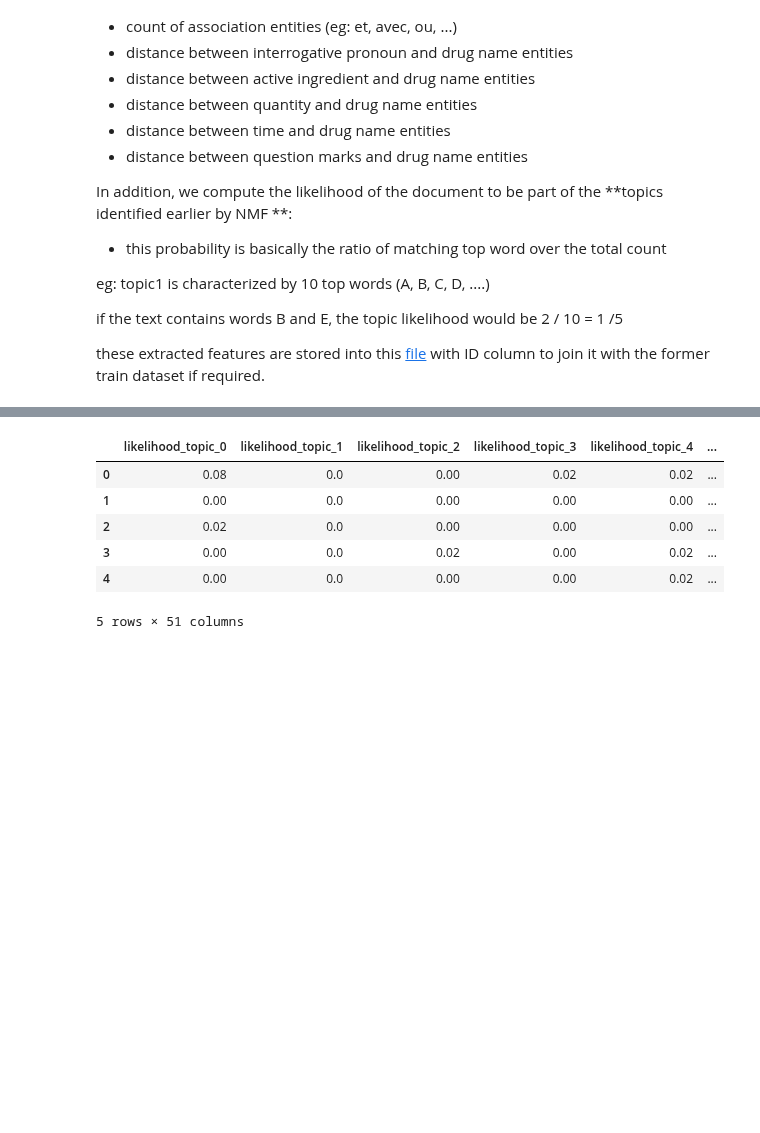
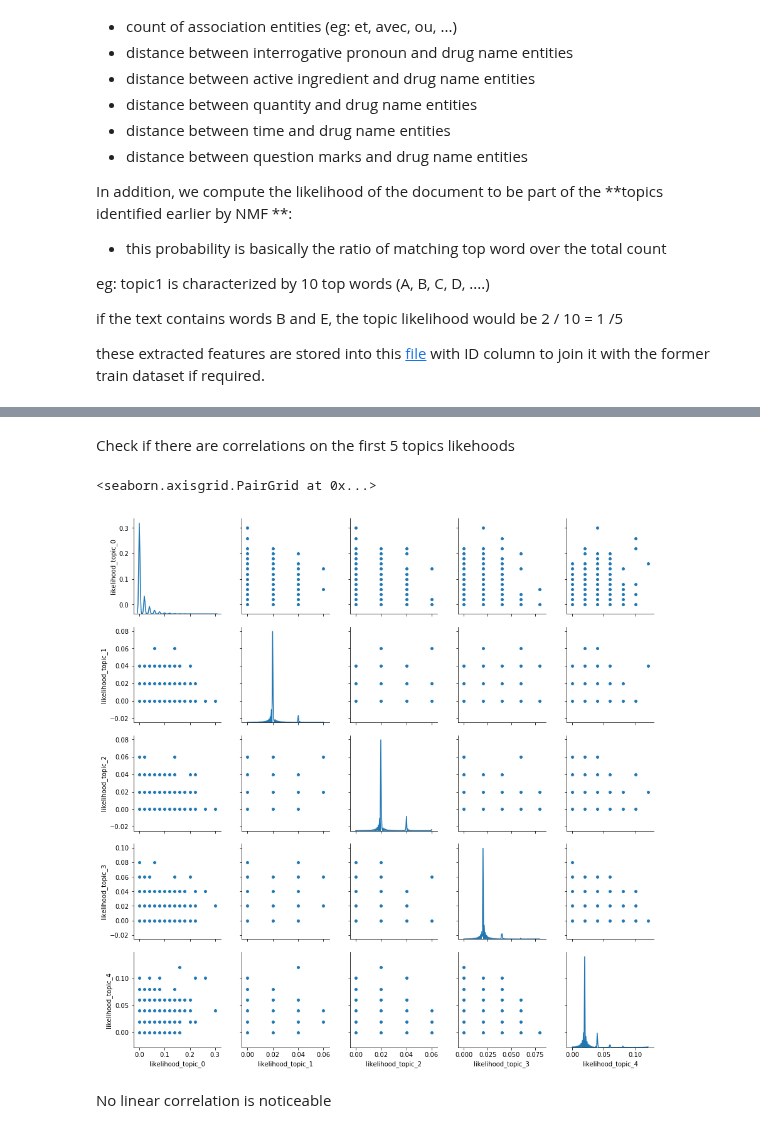
Before and after one commit to jhuu32/CES, a Jupyter notebook: notebooks/feature_enrichment/text_feature_extractor.ipynb, the cells around one changed output, grey strips where cells are left out. Saved outputs shown, nothing was run; the diff lists cells and outputs as text; code cells hidden in the pictures; blank space fills up the shorter version.

```diff
--- a/notebooks/feature_enrichment/text_feature_extractor.ipynb
+++ b/notebooks/feature_enrichment/text_feature_extractor.ipynb
@@ -183,13 +170,3 @@ for text in XTrain.question.values:
-# %%
-topicLikelihoodFrame.head()
-# %% [output]
-|  | likelihood_topic_0 | likelihood_topic_1 | likelihood_topic_2 | likelihood_topic_3 | likelihood_topic_4 | ... |
-| 0 | 0.08 | 0.0 | 0.00 | 0.02 | 0.02 | ... |
-| 1 | 0.00 | 0.0 | 0.00 | 0.00 | 0.00 | ... |
-| 2 | 0.02 | 0.0 | 0.00 | 0.00 | 0.00 | ... |
-| 3 | 0.00 | 0.0 | 0.02 | 0.00 | 0.02 | ... |
-| 4 | 0.00 | 0.0 | 0.00 | 0.00 | 0.02 | ... |
-5 rows × 51 columns
 # %%
 names = [ 'likelihood_topic_' + str(i) for i in range(0,51)]
 topicLikelihoodFrame = pd.DataFrame(topicLikelihoods, columns = names)
@@ -197,2 +173,17 @@ finalXTrain = XTrain.merge(topicLikelihoodFrame, left_index=True, right_index=Tr
+# %% [markdown]
+Check if there are correlations on the first 5 topics likehoods
+# %%
+
+someTopics = topicLikelihoodFrame [['likelihood_topic_0','likelihood_topic_1','likelihood_topic_2','likelihood_topic_3','likelihood_topic_4']]
+
+import seaborn as sns
+import matplotlib.pyplot as plt
+
+sns.pairplot(someTopics, diag_kind="kde")
+# %% [output]
+<seaborn.axisgrid.PairGrid at 0x...>
+[figure, added]
+# %% [markdown]
+No linear correlation is noticeable
 # %%
 # save the extraction result
```
Also changed, not shown: parts of 7 cells of this notebook, 6 other files.
